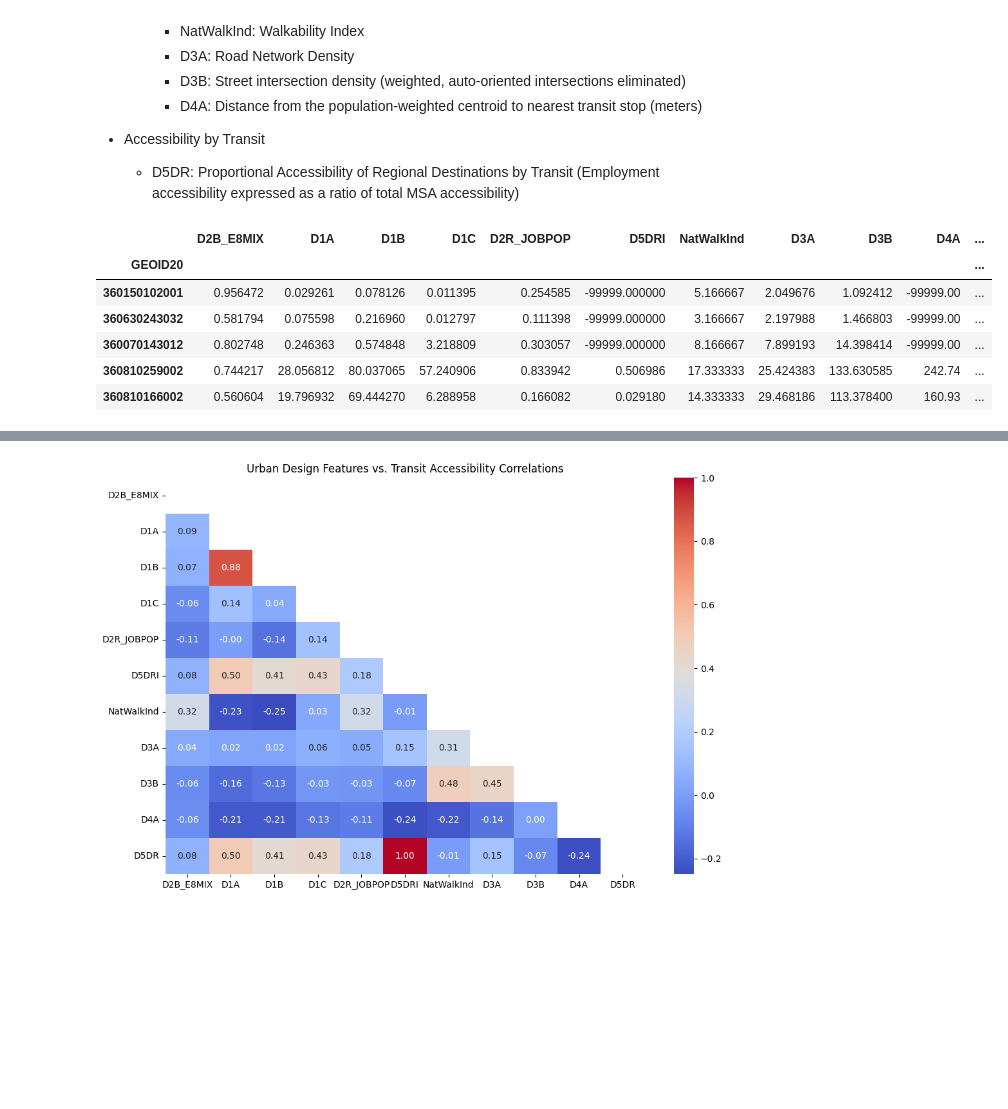
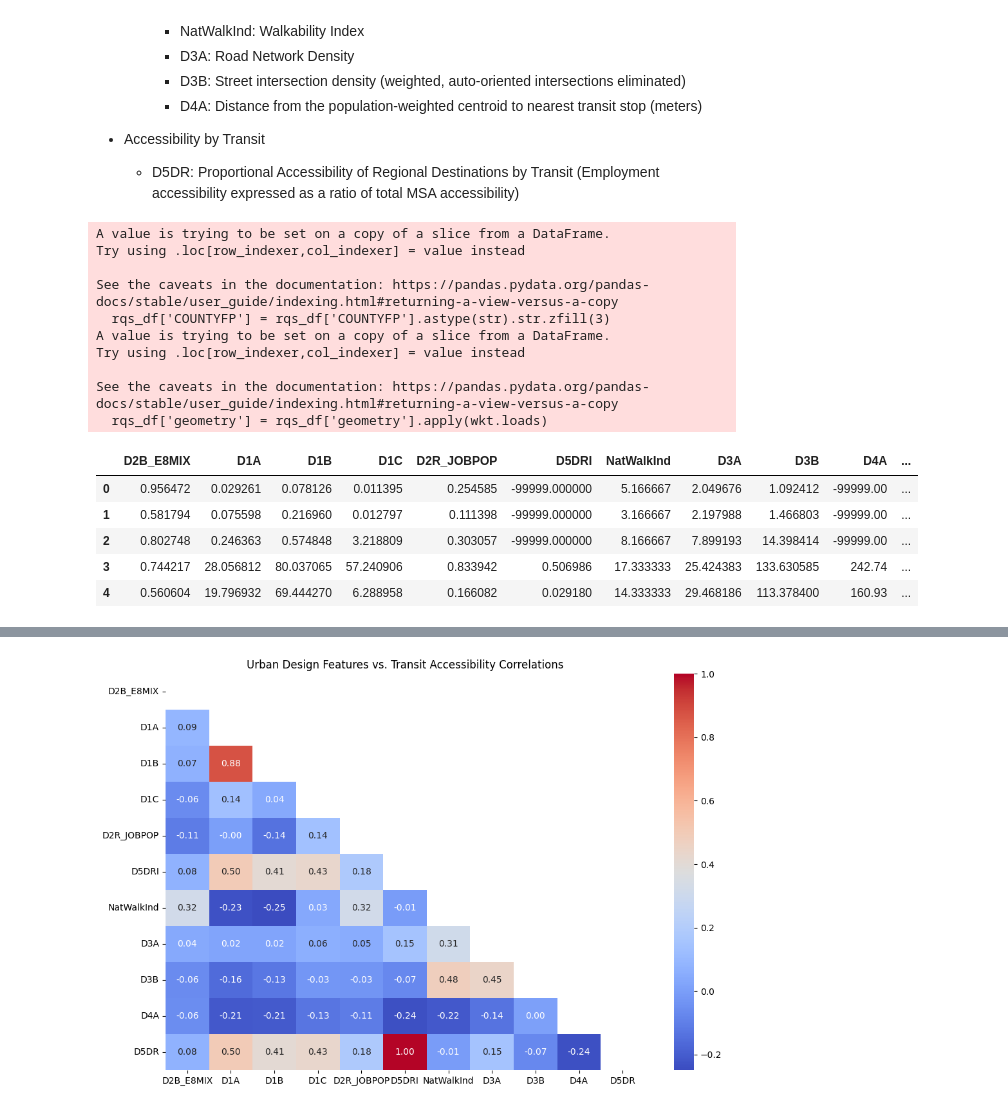
Before and after one commit to cc2524-2109/INFO-3130---Final-Project, a Jupyter notebook: Connie/Group_Notebook.ipynb, the cells around one changed output, grey strips where cells are left out. Cells and saved outputs as stored; diff of their text form; code cells hidden in the pictures; blank space fills up the shorter version.

```diff
--- a/Connie/Group_Notebook.ipynb
+++ b/Connie/Group_Notebook.ipynb
@@ -59,4 +42,0 @@ Drive already mounted at /content/drive; to attempt to forcibly remount, call dr
-# %%
-ny_smart_location_df = smart_location_df[smart_location_df['STATEFP'] == '36'].reset_index(drop=True)
-ny_smart_location_df.set_index('GEOID20', inplace=True)
-ny_smart_location_df.head()
@@ -71,0 +51,11 @@ ny_smart_location_df.head()
+# %%
+from google.colab import files
+uploaded = files.upload()
+
+for filename in uploaded.keys():
+ print(f'User uploaded file "{filename}"')
+ try:
+   ny_smart_location_df = pd.read_csv(filename)
+   print(f'Successfully loaded "{filename}" into a pandas DataFrame.')
+ except Exception as e:
+   print(f'Error reading CSV file "{filename}": {e}')
@@ -98,16 +93,27 @@ Variables:
   * D5DR: Proportional Accessibility of Regional Destinations by Transit (Employment accessibility expressed as a ratio of total MSA accessibility)
 # %%
 rqs_df = ny_smart_location_df[['D2B_E8MIX', 'D1A', 'D1B', 'D1C', 'D2R_JOBPOP', 'D5DRI', 'NatWalkInd', 'D3A', 'D3B', 'D4A', 'D5DR', 'geometry', 'COUNTYFP']]
-
+rqs_df['COUNTYFP'] = rqs_df['COUNTYFP'].astype(str).str.zfill(3)
+rqs_df['geometry'] = rqs_df['geometry'].apply(wkt.loads)
+rqs_df = gpd.GeoDataFrame(rqs_df, crs='epsg:2263')
 rqs_df.head()
 # %% [output]
+A value is trying to be set on a copy of a slice from a DataFrame.
+Try using .loc[row_indexer,col_indexer] = value instead
+
+See the caveats in the documentation: https://pandas.pydata.org/pandas-docs/stable/user_guide/indexing.html#returning-a-view-versus-a-copy
+  rqs_df['COUNTYFP'] = rqs_df['COUNTYFP'].astype(str).str.zfill(3)
+A value is trying to be set on a copy of a slice from a DataFrame.
+Try using .loc[row_indexer,col_indexer] = value instead
+
+See the caveats in the documentation: https://pandas.pydata.org/pandas-docs/stable/user_guide/indexing.html#returning-a-view-versus-a-copy
+  rqs_df['geometry'] = rqs_df['geometry'].apply(wkt.loads)
 |  | D2B_E8MIX | D1A | D1B | D1C | D2R_JOBPOP | D5DRI | NatWalkInd | D3A | D3B | D4A | ... |
-| GEOID20 |  |  |  |  |  |  |  |  |  |  | ... |
-| 360150102001 | 0.956472 | 0.029261 | 0.078126 | 0.011395 | 0.254585 | -99999.000000 | 5.166667 | 2.049676 | 1.092412 | -99999.00 | ... |
-| 360630243032 | 0.581794 | 0.075598 | 0.216960 | 0.012797 | 0.111398 | -99999.000000 | 3.166667 | 2.197988 | 1.466803 | -99999.00 | ... |
-| 360070143012 | 0.802748 | 0.246363 | 0.574848 | 3.218809 | 0.303057 | -99999.000000 | 8.166667 | 7.899193 | 14.398414 | -99999.00 | ... |
-| 360810259002 | 0.744217 | 28.056812 | 80.037065 | 57.240906 | 0.833942 | 0.506986 | 17.333333 | 25.424383 | 133.630585 | 242.74 | ... |
-| 360810166002 | 0.560604 | 19.796932 | 69.444270 | 6.288958 | 0.166082 | 0.029180 | 14.333333 | 29.468186 | 113.378400 | 160.93 | ... |
+| 0 | 0.956472 | 0.029261 | 0.078126 | 0.011395 | 0.254585 | -99999.000000 | 5.166667 | 2.049676 | 1.092412 | -99999.00 | ... |
+| 1 | 0.581794 | 0.075598 | 0.216960 | 0.012797 | 0.111398 | -99999.000000 | 3.166667 | 2.197988 | 1.466803 | -99999.00 | ... |
+| 2 | 0.802748 | 0.246363 | 0.574848 | 3.218809 | 0.303057 | -99999.000000 | 8.166667 | 7.899193 | 14.398414 | -99999.00 | ... |
+| 3 | 0.744217 | 28.056812 | 80.037065 | 57.240906 | 0.833942 | 0.506986 | 17.333333 | 25.424383 | 133.630585 | 242.74 | ... |
+| 4 | 0.560604 | 19.796932 | 69.444270 | 6.288958 | 0.166082 | 0.029180 | 14.333333 | 29.468186 | 113.378400 | 160.93 | ... |
 # %%
 ## Removing Rows based on Constraints
 
```
Also changed, not shown: parts of 15 cells of this notebook.
